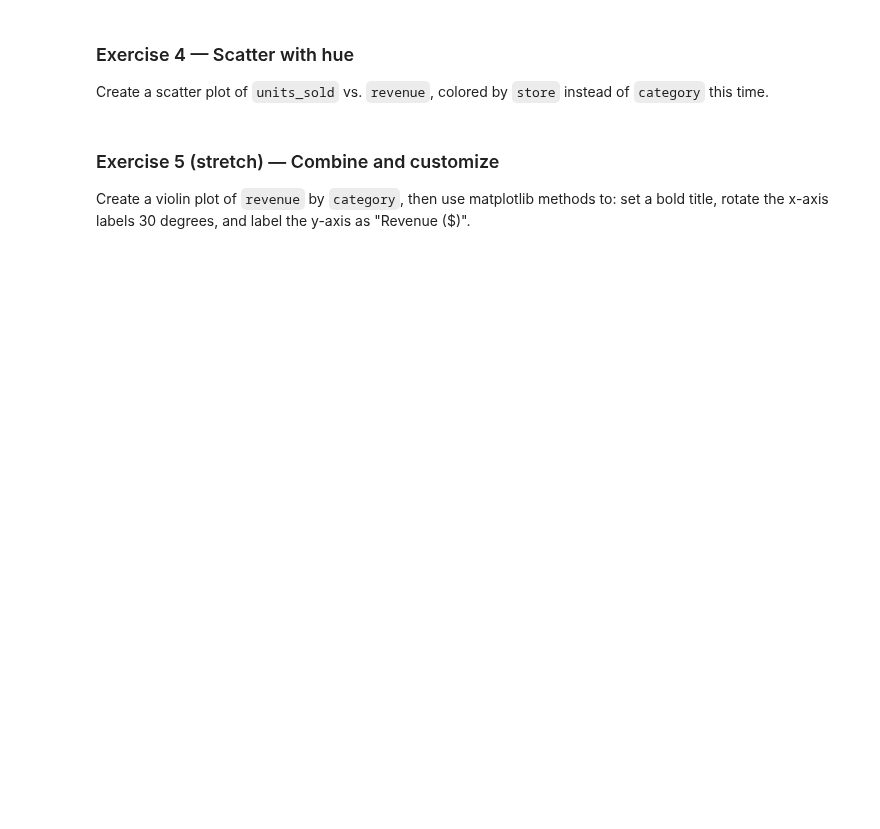
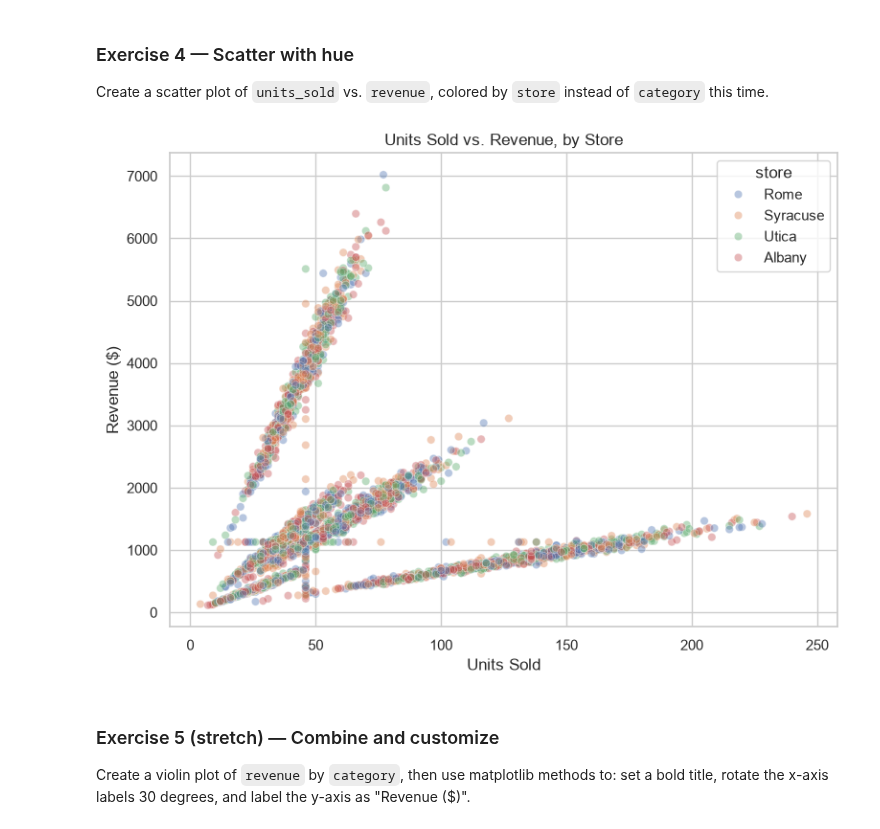
Before and after one commit to floraineza2002/DSA_504_exercies, a Jupyter notebook: DSA504_Class9_Visualization_II_seaborn_upload.ipynb, the cells around one changed output. Cells and saved outputs as stored; diff of their text form; code cells hidden in the pictures; blank space fills up the shorter version.

```diff
--- a/DSA504_Class9_Visualization_II_seaborn_upload.ipynb
+++ b/DSA504_Class9_Visualization_II_seaborn_upload.ipynb
@@ -219,6 +231,16 @@ Create a histogram of `revenue`, colored by `store` using `hue`. Set `alpha` low
 Create a scatter plot of `units_sold` vs. `revenue`, colored by `store` instead of `category` this time.
 # %%
 # Exercise 4 — your code here
+fig, ax = plt.subplots(figsize=(8, 6))
+sns.scatterplot(data=sales, x="units_sold", y="revenue", hue="store", alpha=0.4, ax=ax)
+
+ax.set_title("Units Sold vs. Revenue, by Store")
+ax.set_xlabel("Units Sold")
+ax.set_ylabel("Revenue ($)")
+
+plt.tight_layout()
+# %% [output]
+[figure, added]
 # %% [markdown]
 ### Exercise 5 (stretch) — Combine and customize
 Create a violin plot of `revenue` by `category`, then use matplotlib methods to: set a bold title, rotate the x-axis labels 30 degrees, and label the y-axis as "Revenue ($)".
```
Also changed, not shown: parts of 4 cells of this notebook.
